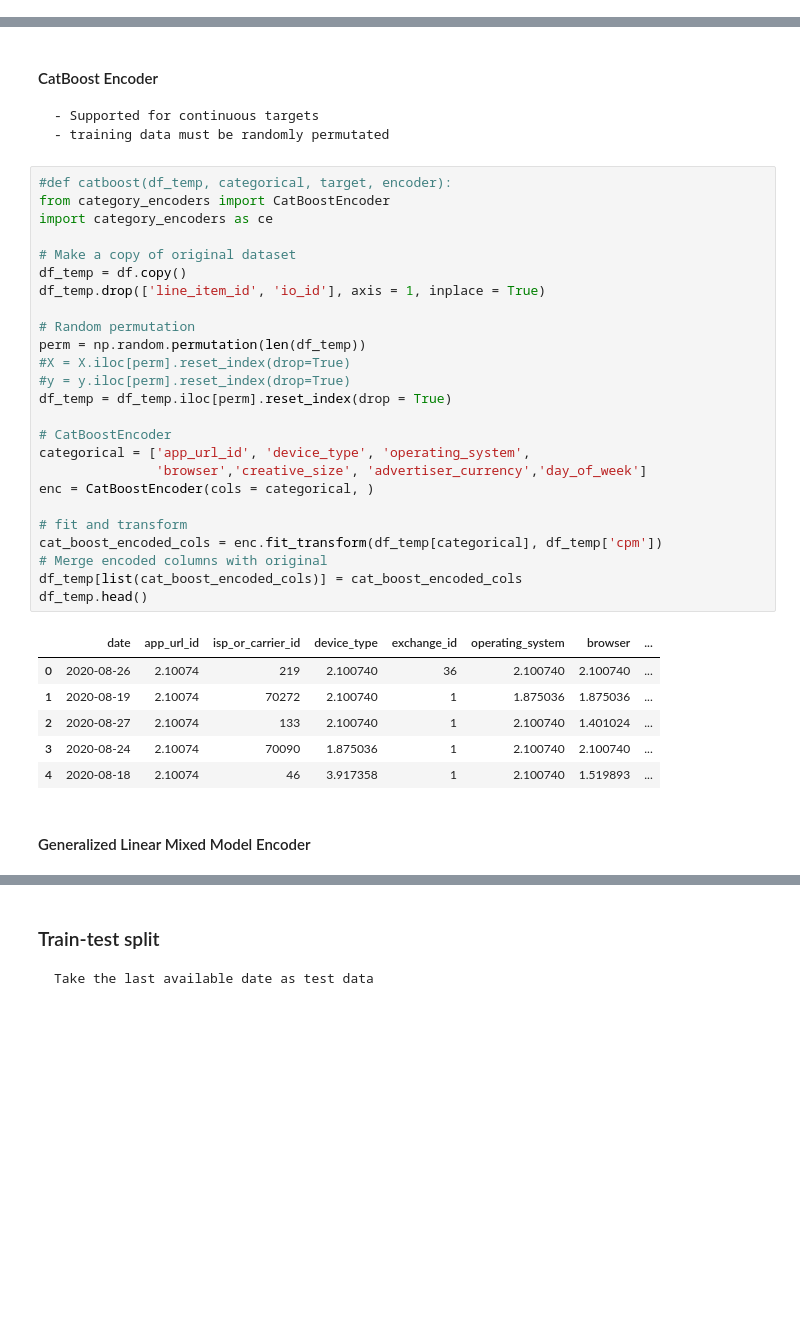
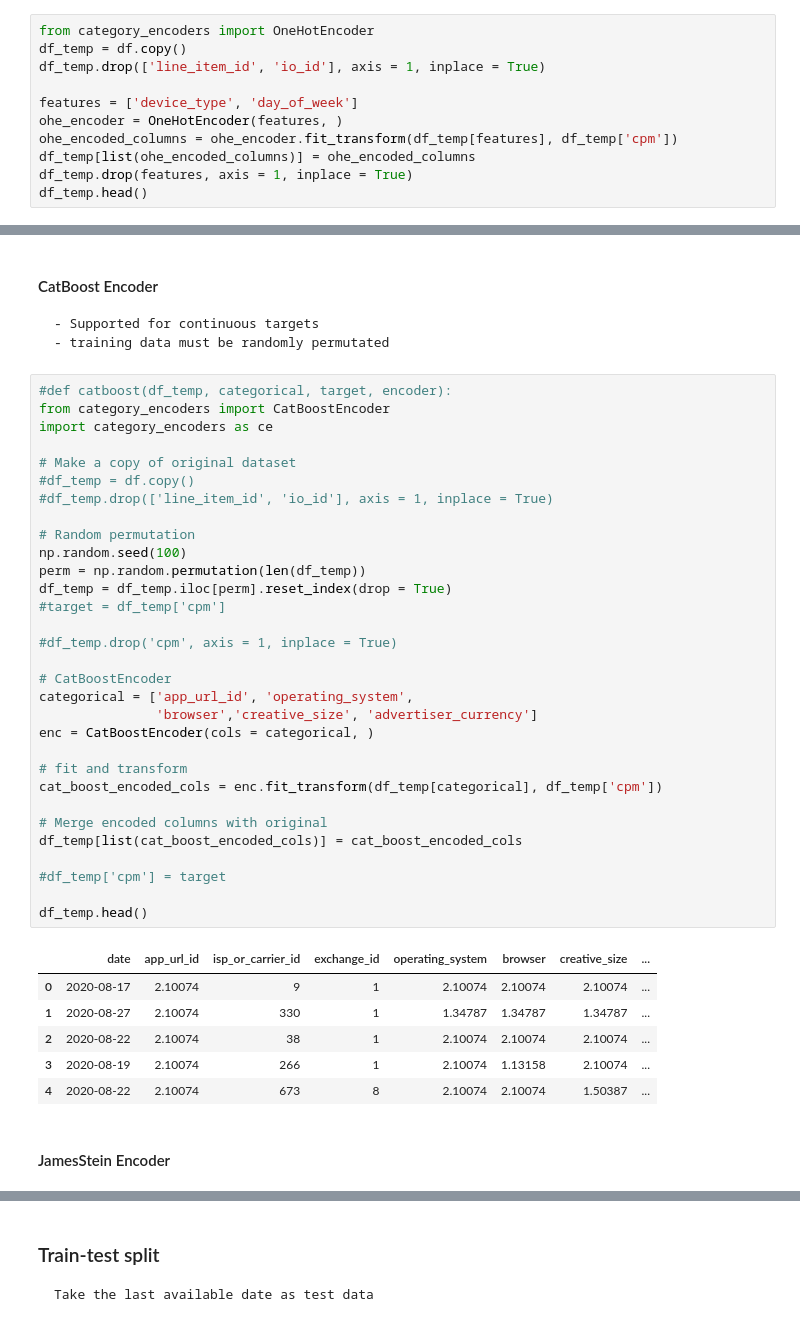
Before and after one commit to shiva-kumarj/CPM-prediction-with-MiQ, a Jupyter notebook: code/CPM_model training.ipynb, the cells around one changed output, grey strips where cells are left out. Cells and saved outputs as stored; diff of their text form; blank space fills up the shorter version.

```diff
--- a/code/CPM_model training.ipynb
+++ b/code/CPM_model training.ipynb
@@ -74,0 +78,11 @@ df_temp.head()
+# %%
+from category_encoders import OneHotEncoder
+df_temp = df.copy()
+df_temp.drop(['line_item_id', 'io_id'], axis = 1, inplace = True)
+
+features = ['device_type', 'day_of_week']
+ohe_encoder = OneHotEncoder(features, )
+ohe_encoded_columns = ohe_encoder.fit_transform(df_temp[features], df_temp['cpm'])
+df_temp[list(ohe_encoded_columns)] = ohe_encoded_columns
+df_temp.drop(features, axis = 1, inplace = True)
+df_temp.head()
@@ -79,35 +101,41 @@ df_temp.head()
 # %%
 #def catboost(df_temp, categorical, target, encoder):
 from category_encoders import CatBoostEncoder
 import category_encoders as ce
 
 # Make a copy of original dataset
-df_temp = df.copy()
-df_temp.drop(['line_item_id', 'io_id'], axis = 1, inplace = True)
+#df_temp = df.copy()
+#df_temp.drop(['line_item_id', 'io_id'], axis = 1, inplace = True)
 
 # Random permutation
+np.random.seed(100)
 perm = np.random.permutation(len(df_temp))
-#X = X.iloc[perm].reset_index(drop=True)
-#y = y.iloc[perm].reset_index(drop=True)
 df_temp = df_temp.iloc[perm].reset_index(drop = True)
+#target = df_temp['cpm']
+
+#df_temp.drop('cpm', axis = 1, inplace = True)
 
 # CatBoostEncoder
-categorical = ['app_url_id', 'device_type', 'operating_system',
-               'browser','creative_size', 'advertiser_currency','day_of_week']
+categorical = ['app_url_id', 'operating_system',
+               'browser','creative_size', 'advertiser_currency']
 enc = CatBoostEncoder(cols = categorical, )
 
 # fit and transform
 cat_boost_encoded_cols = enc.fit_transform(df_temp[categorical], df_temp['cpm'])
+
 # Merge encoded columns with original
 df_temp[list(cat_boost_encoded_cols)] = cat_boost_encoded_cols
+
+#df_temp['cpm'] = target
+
 df_temp.head()
 # %% [output]
-|  | date | app_url_id | isp_or_carrier_id | device_type | exchange_id | operating_system | browser | ... |
-| 0 | 2020-08-26 | 2.10074 | 219 | 2.100740 | 36 | 2.100740 | 2.100740 | ... |
-| 1 | 2020-08-19 | 2.10074 | 70272 | 2.100740 | 1 | 1.875036 | 1.875036 | ... |
-| 2 | 2020-08-27 | 2.10074 | 133 | 2.100740 | 1 | 2.100740 | 1.401024 | ... |
-| 3 | 2020-08-24 | 2.10074 | 70090 | 1.875036 | 1 | 2.100740 | 2.100740 | ... |
-| 4 | 2020-08-18 | 2.10074 | 46 | 3.917358 | 1 | 2.100740 | 1.519893 | ... |
+|  | date | app_url_id | isp_or_carrier_id | exchange_id | operating_system | browser | creative_size | ... |
+| 0 | 2020-08-17 | 2.10074 | 9 | 1 | 2.10074 | 2.10074 | 2.10074 | ... |
+| 1 | 2020-08-27 | 2.10074 | 330 | 1 | 1.34787 | 1.34787 | 1.34787 | ... |
+| 2 | 2020-08-22 | 2.10074 | 38 | 1 | 2.10074 | 2.10074 | 2.10074 | ... |
+| 3 | 2020-08-19 | 2.10074 | 266 | 1 | 2.10074 | 1.13158 | 2.10074 | ... |
+| 4 | 2020-08-22 | 2.10074 | 673 | 8 | 2.10074 | 2.10074 | 1.50387 | ... |
-# %% [markdown]
-#### Generalized Linear Mixed Model Encoder
+# %% [markdown]
+#### JamesStein Encoder
 # %%
```
Also changed, not shown: parts of 14 cells of this notebook.
